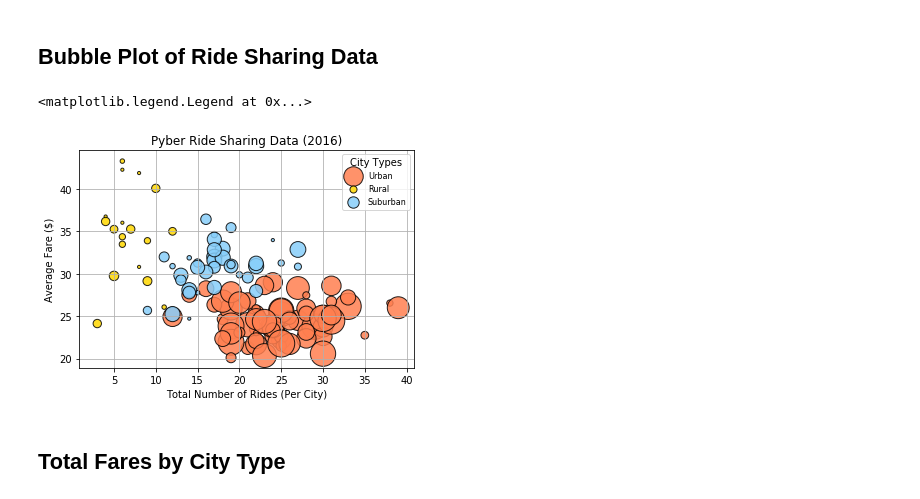
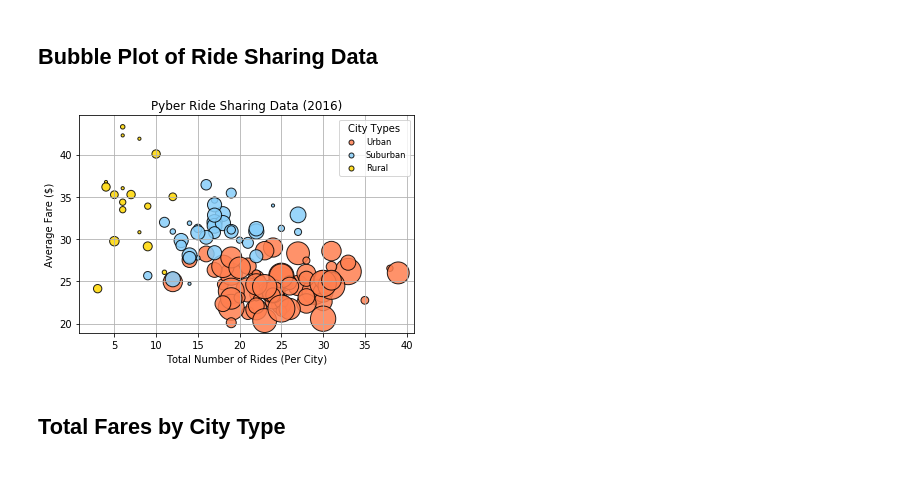
Before and after one commit to Yara1994/Matplotlib-Pyber, a Jupyter notebook: Pyber.ipynb, the cells around one changed output. Saved outputs shown, nothing was run; the diff lists cells and outputs as text; code cells hidden in the pictures.

```diff
--- a/Pyber.ipynb
+++ b/Pyber.ipynb
@@ -58,45 +58,49 @@ suburban_city_type = suburban_city_type.groupby(["city"])
 
 # Urban calculations of ride count (x), fare average(y), max driver count (s - scalar value, as size)
 
 x_urban = urban_city_type["ride_id"].count()
 y_urban = urban_city_type["fare"].mean()
 s_urban = urban_city_type["driver_count"].max()
 
+# Suburban calculations of ride count (x), fare average(y), max driver count (s - scalar value, as size)
+
+x_suburban = suburban_city_type["ride_id"].count()
+y_suburban = suburban_city_type["fare"].mean()
+s_suburban = suburban_city_type["driver_count"].max()
+
 # Rural calculations of ride count (x), fare average(y), max driver count (s - scalar value, as size)
 
 x_rural = rural_city_type["ride_id"].count()
 y_rural = rural_city_type["fare"].mean()
 s_rural = rural_city_type["driver_count"].max()
 
-# Suburban calculations of ride count (x), fare average(y), max driver count (s - scalar value, as size)
-
-x_suburban = suburban_city_type["ride_id"].count()
-y_suburban = suburban_city_type["fare"].mean()
-s_suburban = suburban_city_type["driver_count"].max()
-
 # Build the scatter plots for each city types
 
-plt.scatter(x_urban, y_urban, label = "Urban", marker = "o", facecolors = "coral", edgecolors = "black", s = s_urban * 10 , alpha = 0.85, linewidths = 1)
-plt.scatter(x_rural, y_rural, label = "Rural", marker = "o", facecolors = "gold", edgecolors = "black", s = s_rural * 10, alpha = 0.85, linewidths = 1)
-plt.scatter(x_suburban, y_suburban, label = "Suburban", marker = "o", facecolors = "lightskyblue", edgecolors = "black", s = s_suburban * 10, alpha = 0.85, linewidths = 1)
+plt.scatter(x_urban, y_urban, marker = "o", facecolors = "coral", edgecolors = "black", s = s_urban * 10 , alpha = 0.85, linewidths = 1, label = "Urban")
+plt.scatter(x_suburban, y_suburban, marker = "o", facecolors = "lightskyblue", edgecolors = "black", s = s_suburban * 10, alpha = 0.85, linewidths = 1, label = "Suburban")
+plt.scatter(x_rural, y_rural, marker = "o", facecolors = "gold", edgecolors = "black", s = s_rural * 10, alpha = 0.85, linewidths = 1, label = "Rural")
 
 # Incorporate the other graph properties
 
 plt.title("Pyber Ride Sharing Data (2016)")
 plt.xlabel("Total Number of Rides (Per City)")
 plt.ylabel("Average Fare ($)")
 plt.grid()
 
 # Create a legend
 
-plt.legend(title = "City Types", loc = "upper right", fontsize = 8)
+legend = plt.legend(title = "City Types", loc = "upper right", fontsize = "small")
+legend.legendHandles[0]._sizes = [25]
+legend.legendHandles[1]._sizes = [25]
+legend.legendHandles[2]._sizes = [25]
 
 # Incorporate a text label regarding circle size
 
+
+
 # Save Figure
 # %% [output]
-<matplotlib.legend.Legend at 0x...>
-[figure, old version]
+[figure, new version]
 # %%
 # Show plot
 plt.show()
```
